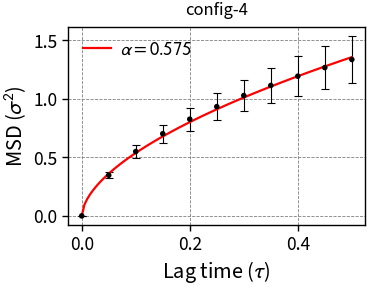
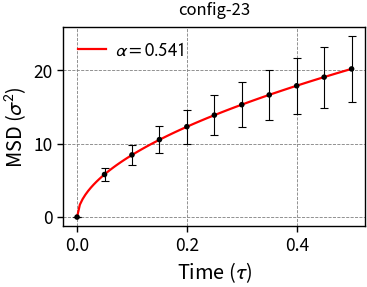
The change to this notebook cell's code, shown as a diff; its figure went from the first image to the second:
--- before
+++ after
@@ -5,6 +5,8 @@
 y_scale = 1
 
-x = np.tile(lags, msd_samples.shape[0])
-y = msd_samples.flatten()
+#x = np.tile(lags, msd_samples.shape[0])
+#y = msd_samples.flatten()
+x = lags
+y = msd_mean
 alpha, beta = fit_power_law(x, y)
 
@@ -24,5 +26,5 @@
 ax.grid(True, zorder=1)
 ax.legend()
-ax.set_xlabel(r"Lag time ($ \tau $)")
+ax.set_xlabel(r"Time ($ \tau $)")
 ax.set_ylabel(r"MSD ($ \sigma^2 $)")
 ax.set_title(f"config-{config_id}", fontsize="small")

Commit: Add recent tasks